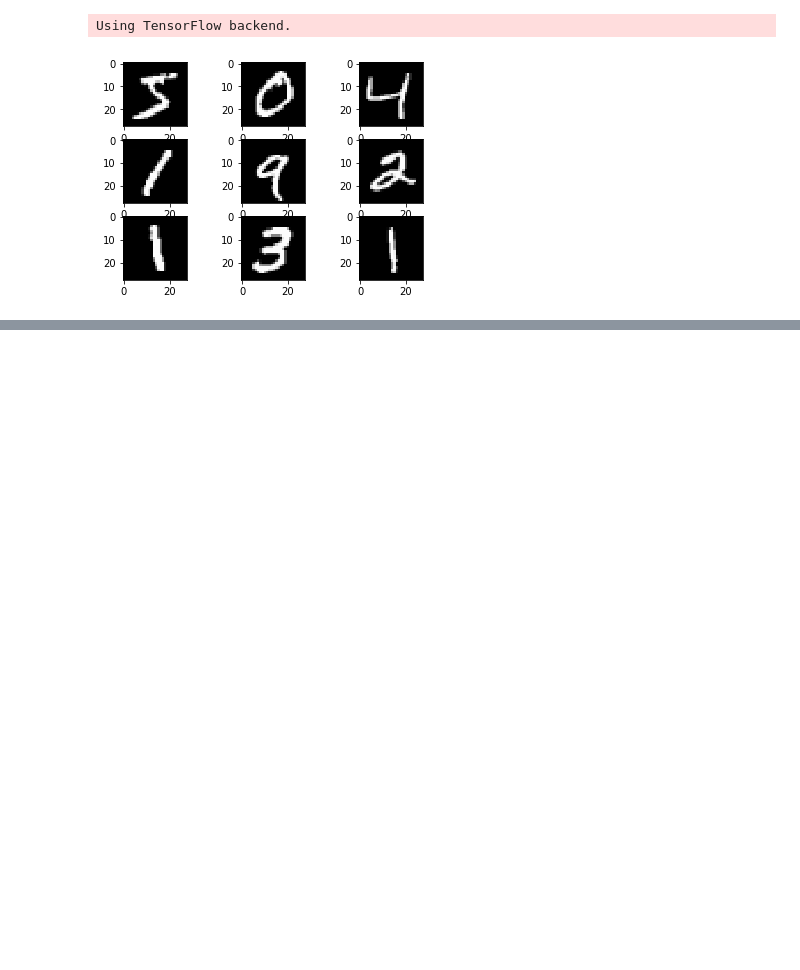
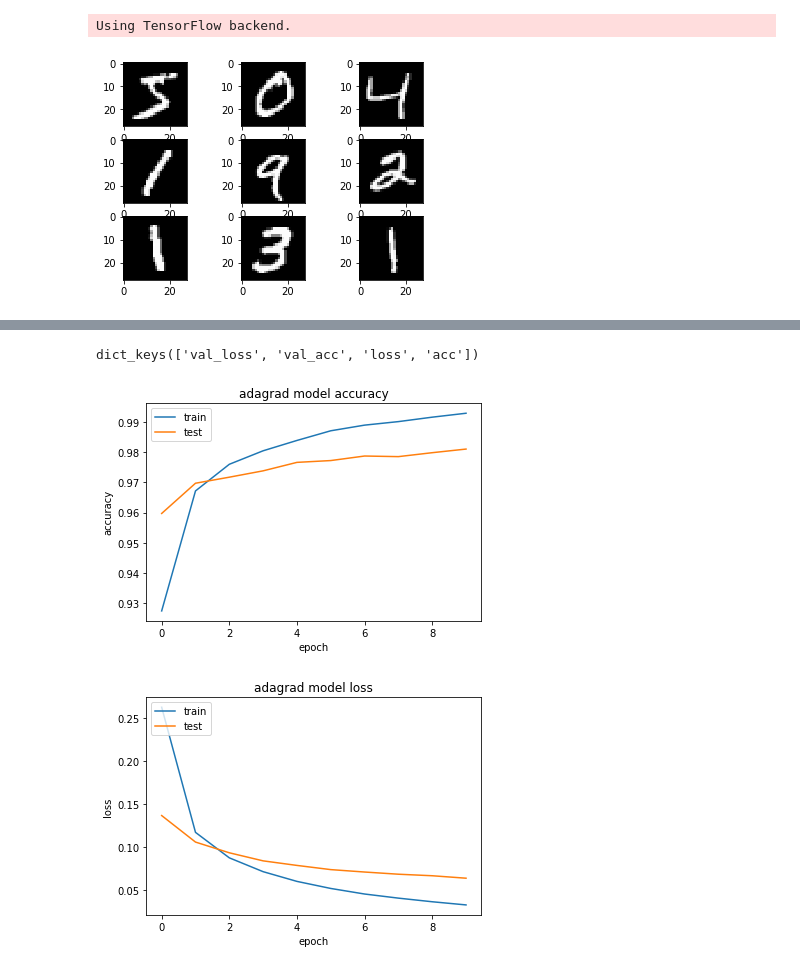
Before and after one commit to SuryaDev-Reddy/MnistDigitClassifier, a Jupyter notebook: MnistDigitClassifier.ipynb, the cells around one changed output, grey strips where cells are left out. Drawn from its saved outputs; the diff is of its cells as text; code cells hidden in the pictures; blank space fills up the shorter version.

```diff
--- a/MnistDigitClassifier.ipynb
+++ b/MnistDigitClassifier.ipynb
@@ -91,0 +89,2 @@ Baseline Error: 1.79%
+# %%
+model2 = baseline_model('adagrad')
@@ -114,0 +235,6 @@ dict_keys(['val_loss', 'val_acc', 'loss', 'acc'])
+# %%
+printplot(model2,'adagrad')
+# %% [output]
+dict_keys(['val_loss', 'val_acc', 'loss', 'acc'])
+[figure, added]
+[figure, added]
```
Also changed, not shown: parts of 17 cells of this notebook.
